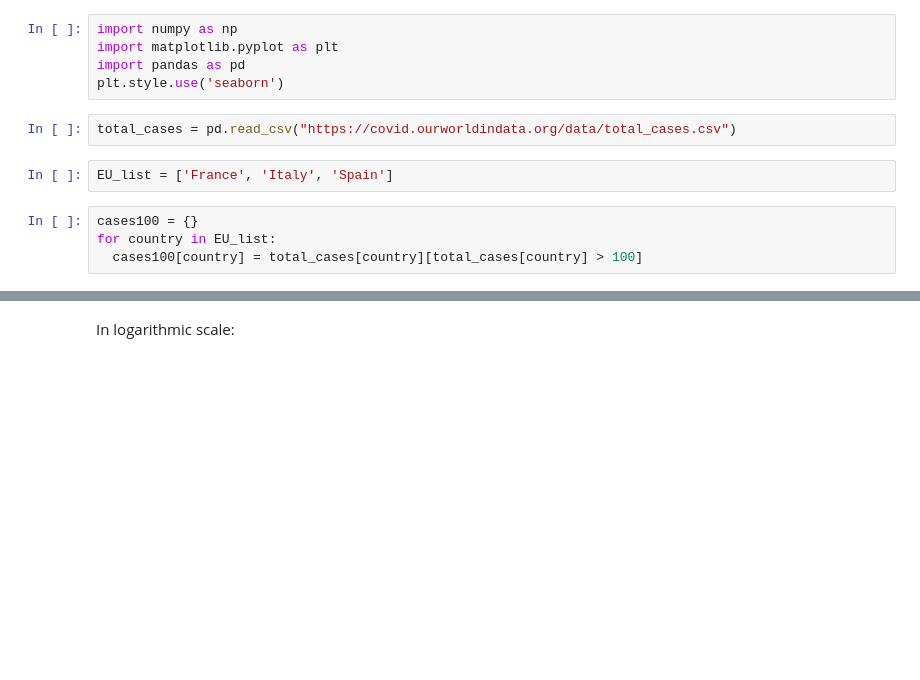
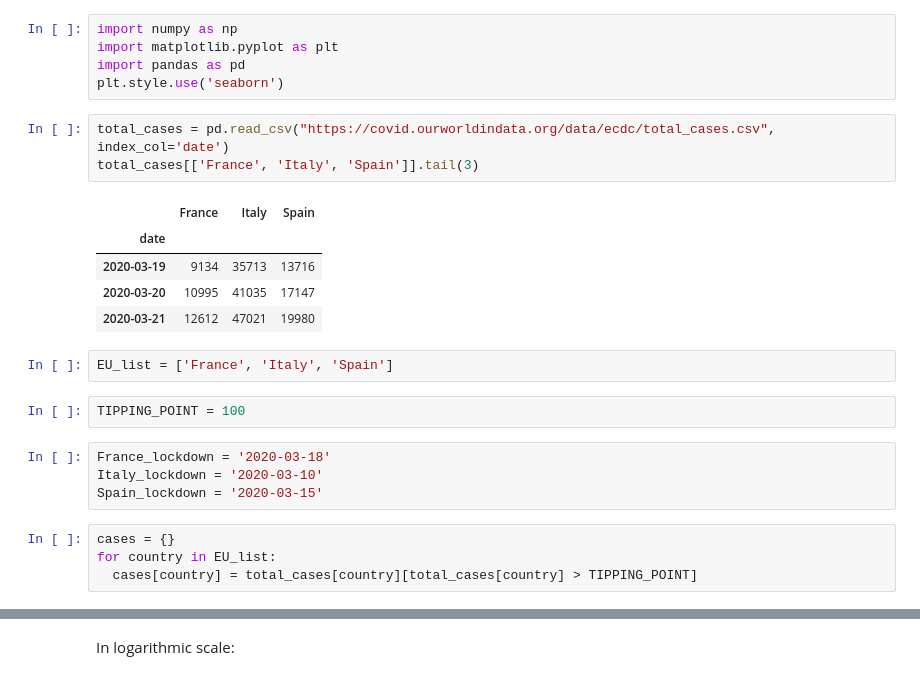
Before and after one commit to alonsosilvaallende/COVID-19, a Jupyter notebook: AddingSpain.ipynb, the cells around one changed output, grey strips where cells are left out. Saved outputs shown, nothing was run; the diff lists cells and outputs as text; blank space fills up the shorter version.

```diff
--- a/AddingSpain.ipynb
+++ b/AddingSpain.ipynb
@@ -6,10 +6,23 @@ import matplotlib.pyplot as plt
 import pandas as pd
 plt.style.use('seaborn')
 # %%
-total_cases = pd.read_csv("https://covid.ourworldindata.org/data/total_cases.csv")
+total_cases = pd.read_csv("https://covid.ourworldindata.org/data/ecdc/total_cases.csv", index_col='date')
+total_cases[['France', 'Italy', 'Spain']].tail(3)
+# %% [output]
+|  | France | Italy | Spain |
+| date |  |  |  |
+| 2020-03-19 | 9134 | 35713 | 13716 |
+| 2020-03-20 | 10995 | 41035 | 17147 |
+| 2020-03-21 | 12612 | 47021 | 19980 |
 # %%
 EU_list = ['France', 'Italy', 'Spain']
+# %%
+TIPPING_POINT = 100
+# %%
+France_lockdown = '2020-03-18'
+Italy_lockdown = '2020-03-10'
+Spain_lockdown = '2020-03-15'
 # %%
-cases100 = {}
+cases = {}
 for country in EU_list:
-  cases100[country] = total_cases[country][total_cases[country] > 100]
+  cases[country] = total_cases[country][total_cases[country] > TIPPING_POINT]
```
Also changed, not shown: parts of 9 cells of this notebook.
